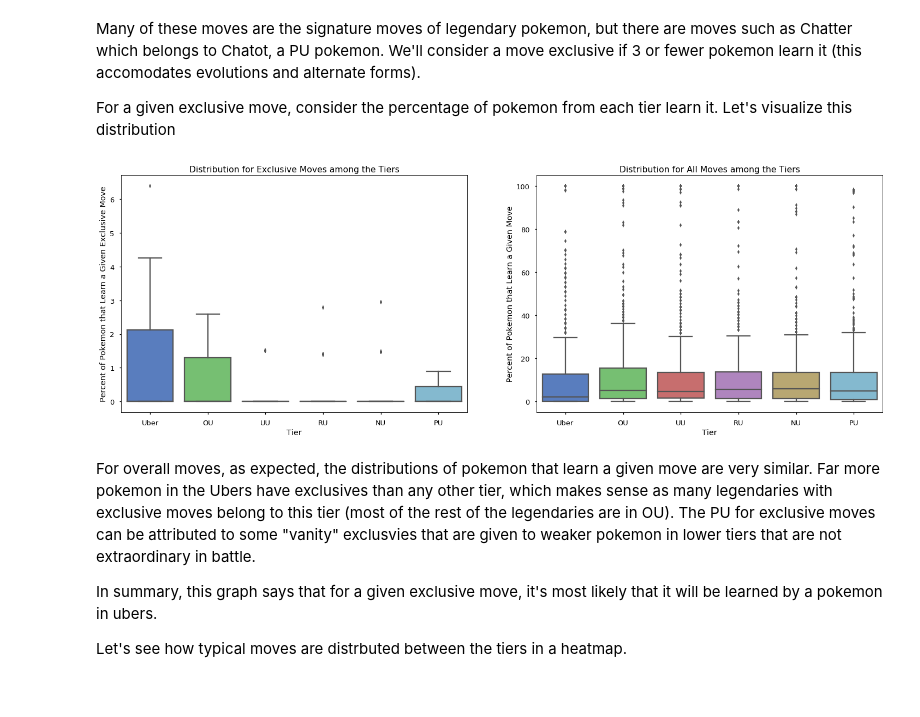
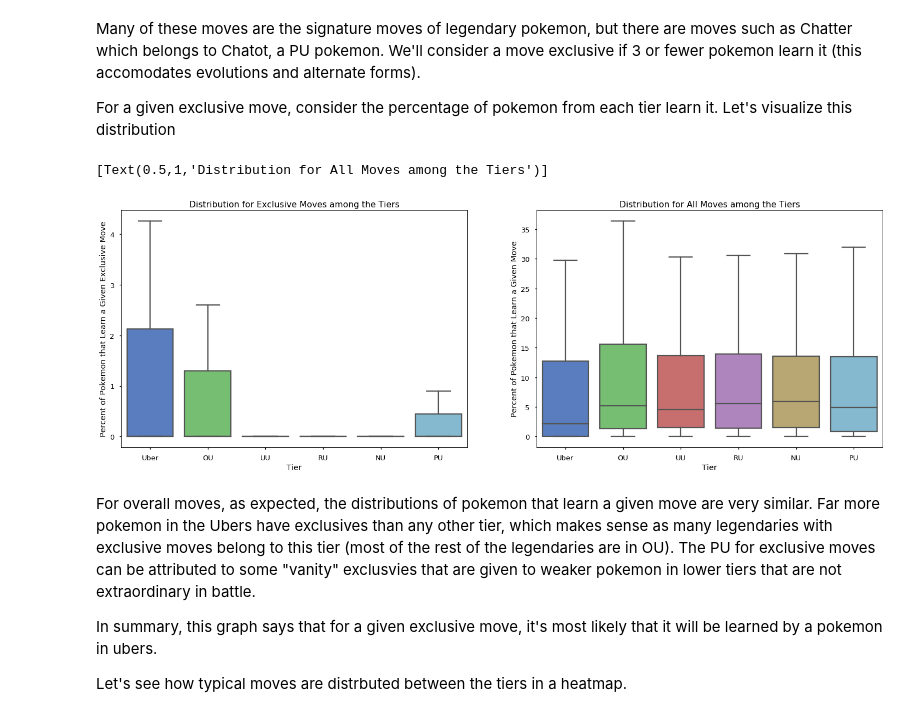
Before and after one commit to n2cholas/pokemon-analysis, a Jupyter notebook: Competitive-Pokemon-Analysis-and-Modelling.ipynb, the cells around one changed output. Cells and saved outputs as stored; diff of their text form; code cells hidden in the pictures.

```diff
--- a/Competitive-Pokemon-Analysis-and-Modelling.ipynb
+++ b/Competitive-Pokemon-Analysis-and-Modelling.ipynb
@@ -515,25 +515,28 @@ For a given exclusive move, consider the percentage of pokemon from each tier le
 # %%
 for t in tiers:
     mdf[t + ' %'] = mdf[t.lower() + ' count']/tier_size[t]*100
 
 exclusives = mdf[mdf['count'] <= 3][[t + ' %' for t in tiers]].unstack().reset_index()
 del exclusives['name']
 exclusives.columns=['Tier', 'Percent of Pokemon that Learn a Given Exclusive Move']
 exclusives['Tier'] = exclusives.apply(lambda x: x['Tier'].split(' ')[0], axis=1)
 
 normals = mdf.copy()[[t + ' %' for t in tiers]].unstack().reset_index()
 del normals['name']
 normals.columns=['Tier', 'Percent of Pokemon that Learn a Given Move']
 normals['Tier'] = normals.apply(lambda x: x['Tier'].split(' ')[0], axis=1)
 
 fig, ax = plt.subplots(1,2, figsize=(25,8))
-sns.boxplot(data=exclusives, x='Tier', y='Percent of Pokemon that Learn a Given Exclusive Move', palette='muted', ax=ax[0])
-sns.boxplot(data=normals, x='Tier', y='Percent of Pokemon that Learn a Given Move', palette='muted', ax=ax[1])
+sns.boxplot(data=exclusives, x='Tier', y='Percent of Pokemon that Learn a Given Exclusive Move',
+            palette='muted', ax=ax[0], showfliers=False)
+sns.boxplot(data=normals, x='Tier', y='Percent of Pokemon that Learn a Given Move',
+            palette='muted', ax=ax[1], showfliers=False)
 ax[0].set(title='Distribution for Exclusive Moves among the Tiers')
 ax[1].set(title='Distribution for All Moves among the Tiers')
 #plt.savefig('dist_exclusive_moves.png', bbox_inches='tight')
 # %% [output]
+[Text(0.5,1,'Distribution for All Moves among the Tiers')]
-[figure, old version]
+[figure, new version]
 # %% [markdown]
 For overall moves, as expected, the distributions of pokemon that learn a given move are very similar. Far more pokemon in the Ubers have exclusives than any other tier, which makes sense as many legendaries with exclusive moves belong to this tier (most of the rest of the legendaries are in OU). The PU for exclusive moves can be attributed to some "vanity" exclusvies that are given to weaker pokemon in lower tiers that are not extraordinary in battle.
 
```
Also changed, not shown: parts of 25 cells of this notebook, 1 other file.
